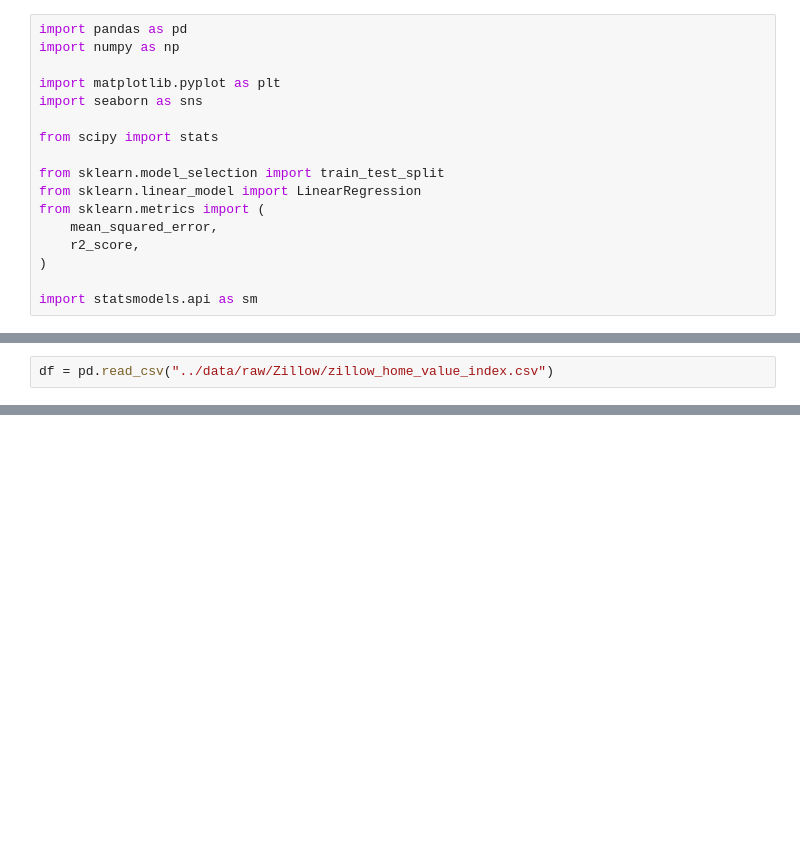
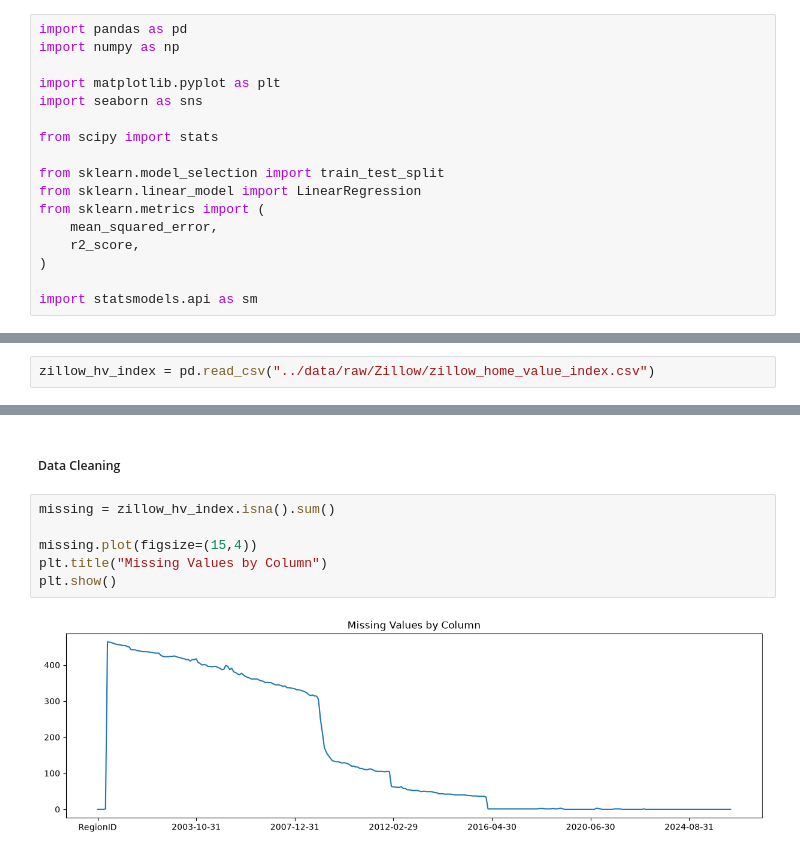
Before and after one commit to gregzheng/housing-affordability-analysis, a Jupyter notebook: notebooks/data_cleaning.ipynb.ipynb, the cells around one changed output, grey strips where cells are left out. Cells and saved outputs as stored; diff of their text form; blank space fills up the shorter version.

```diff
--- a/notebooks/data_cleaning.ipynb.ipynb
+++ b/notebooks/data_cleaning.ipynb.ipynb
@@ -22,2 +22,2 @@ import statsmodels.api as sm
 # %%
-df = pd.read_csv("../data/raw/Zillow/zillow_home_value_index.csv")
+zillow_hv_index = pd.read_csv("../data/raw/Zillow/zillow_home_value_index.csv")
@@ -38,0 +64,10 @@ df.tail(10)
+# %% [markdown]
+##### Data Cleaning
+# %%
+missing = zillow_hv_index.isna().sum()
+
+missing.plot(figsize=(15,4))
+plt.title("Missing Values by Column")
+plt.show()
+# %% [output]
+[figure, added]
```
Also changed, not shown: parts of 8 cells of this notebook.
